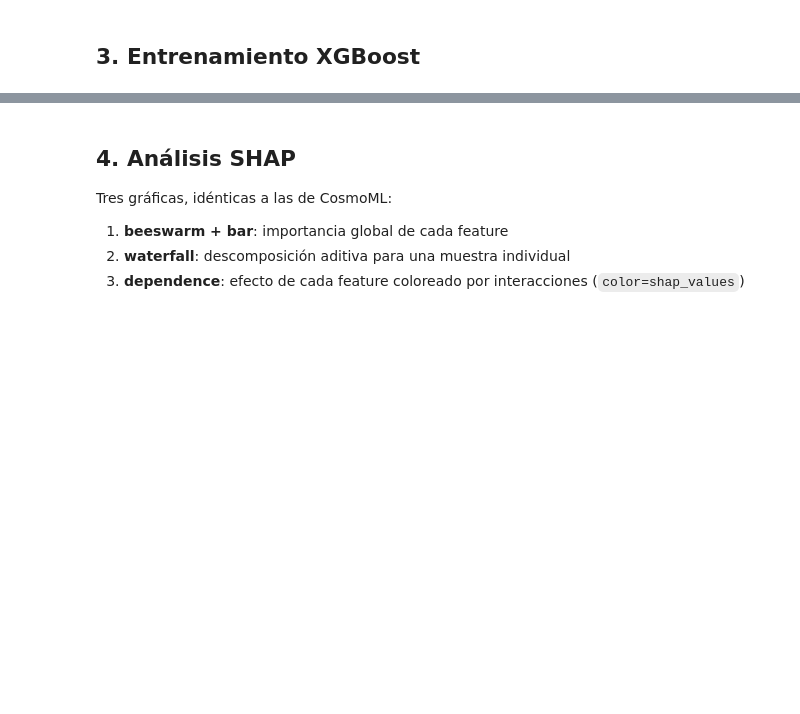
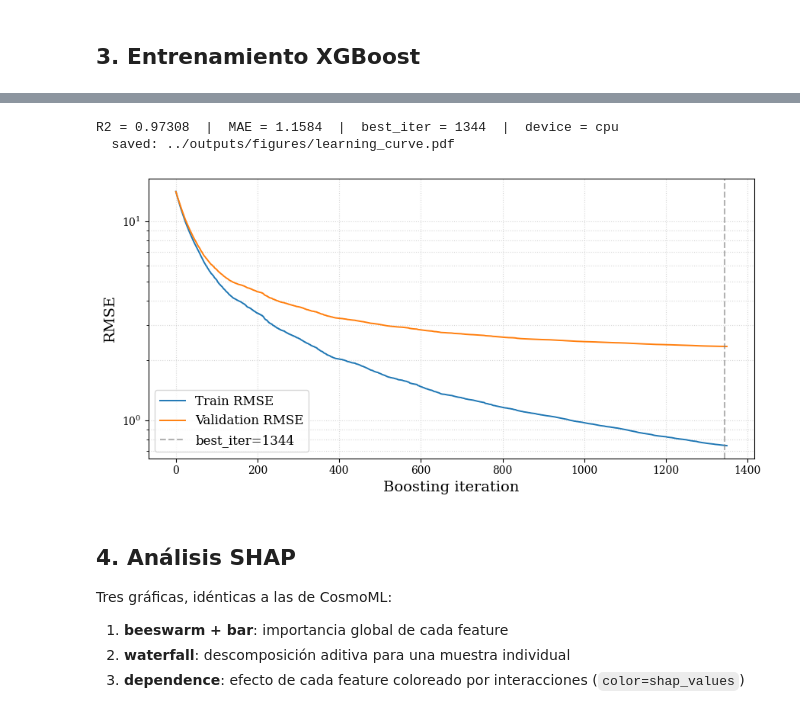
Before and after one commit to AlejandroMirRamos/BMesonsML, a Jupyter notebook: notebooks/xgboost_optimized.ipynb, the cells around one changed output, grey strips where cells are left out. Cells and saved outputs as stored; diff of their text form; code cells hidden in the pictures; blank space fills up the shorter version.

```diff
--- a/notebooks/xgboost_optimized.ipynb
+++ b/notebooks/xgboost_optimized.ipynb
@@ -364,5 +199,5 @@ else:
 # %%
-def _plot_learning_curve(info, title='Learning curve', show=True, save_path=None):
+def _plot_learning_curve(info, title='', show=True, save_path=None):
     er     = info['eval_results']
     metric = info['eval_metric']
     keys   = list(er.keys())
@@ -373,7 +208,7 @@ def _plot_learning_curve(info, title='Learning curve', show=True, save_path=None
         ax.axvline(info['best_iteration'], color='gray', ls='--', alpha=0.6,
                    label=f"best_iter={info['best_iteration']}")
     ax.set_yscale('log'); ax.set_xlabel('Boosting iteration'); ax.set_ylabel(metric.upper())
-    ax.set_title(title); ax.grid(True, which='both', ls=':', alpha=0.5); ax.legend()
+    ax.grid(True, which='both', ls=':', alpha=0.5); ax.legend()
     fig.tight_layout()
     if save_path:
         fig.savefig(save_path, dpi=300, bbox_inches='tight')
@@ -394,35 +229,38 @@ else:
     _defaults = dict(n_estimators=3000, learning_rate=0.03, max_depth=6)
     _params   = {**_defaults, **(best_xgb_params if 'best_xgb_params' in dir() else {})}
 
-    es    = xgb_cb.EarlyStopping(rounds=50, data_name='validation_1', save_best=True)
+    es    = xgb_cb.EarlyStopping(rounds=5, data_name='validation_1', save_best=True)
     model = XGBRegressor(
         **_params,
         tree_method='hist', device=XGB_DEVICE, eval_metric='rmse',
         random_state=SEED, callbacks=[es],
     )
     model.fit(
         Xtr_res, ytr_res,
         eval_set=[(Xtr_res, ytr_res), (Xva, yva)],
         verbose=False,
     )
     model.save_model(str(MODEL_OUT))
 
     r2   = float(model.score(Xva, yva))
     mae  = float(np.mean(np.abs(model.predict(Xva) - yva.values)))
     best = int(getattr(model, 'best_iteration', model.n_estimators - 1))
     info = dict(
         eval_results   = model.evals_result(),
         eval_metric    = 'rmse',
         best_iteration = best,
         r2             = r2,
         X_val          = Xva,
     )
     print(f'R2 = {r2:.5f}  |  MAE = {mae:.4f}  |  best_iter = {best}  |  device = {XGB_DEVICE}')
     _plot_learning_curve(
         info,
-        title=f'rotBIII · curva de aprendizaje  (R2={r2:.5f}  MAE={mae:.4f})',
         save_path=FIGS_DIR / 'learning_curve.pdf',
     )
+# %% [output]
+R2 = 0.97308  |  MAE = 1.1584  |  best_iter = 1344  |  device = cpu
+  saved: ../outputs/figures/learning_curve.pdf
+[figure, added]
 # %% [markdown]
 ## 4. Análisis SHAP
 
```
Also changed, not shown: parts of 15 cells of this notebook, 8 other files.
